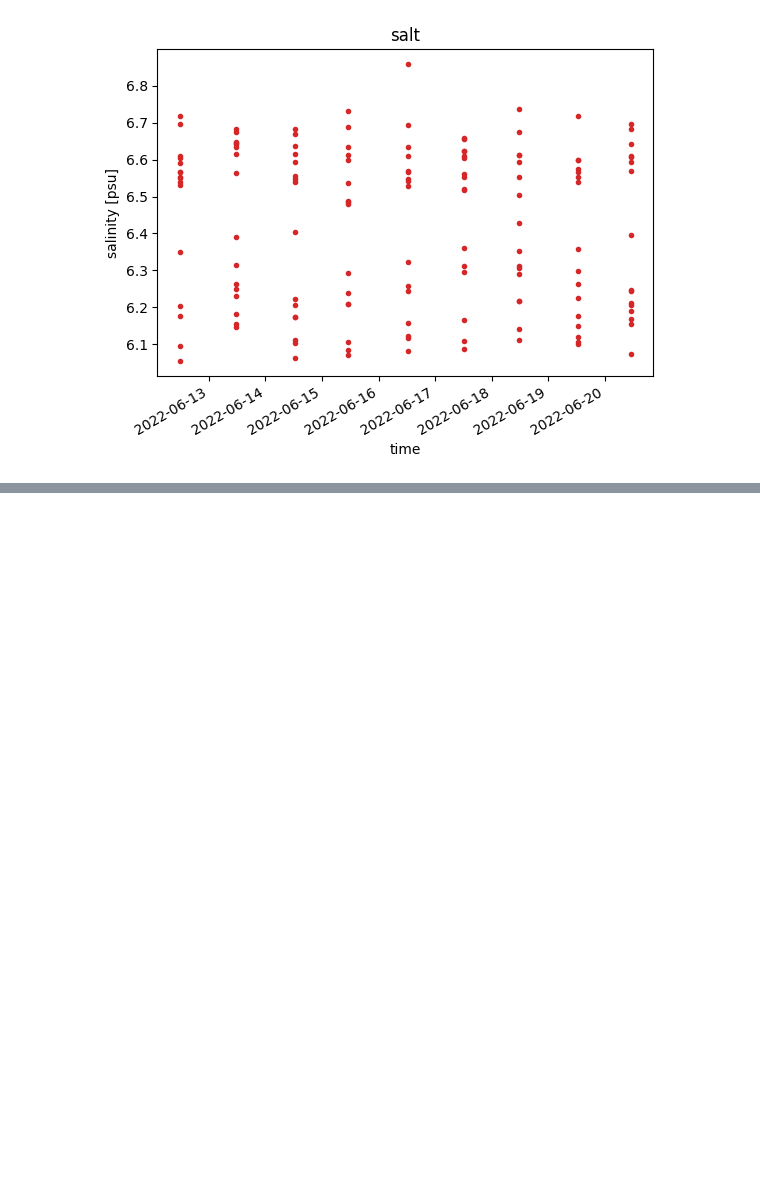
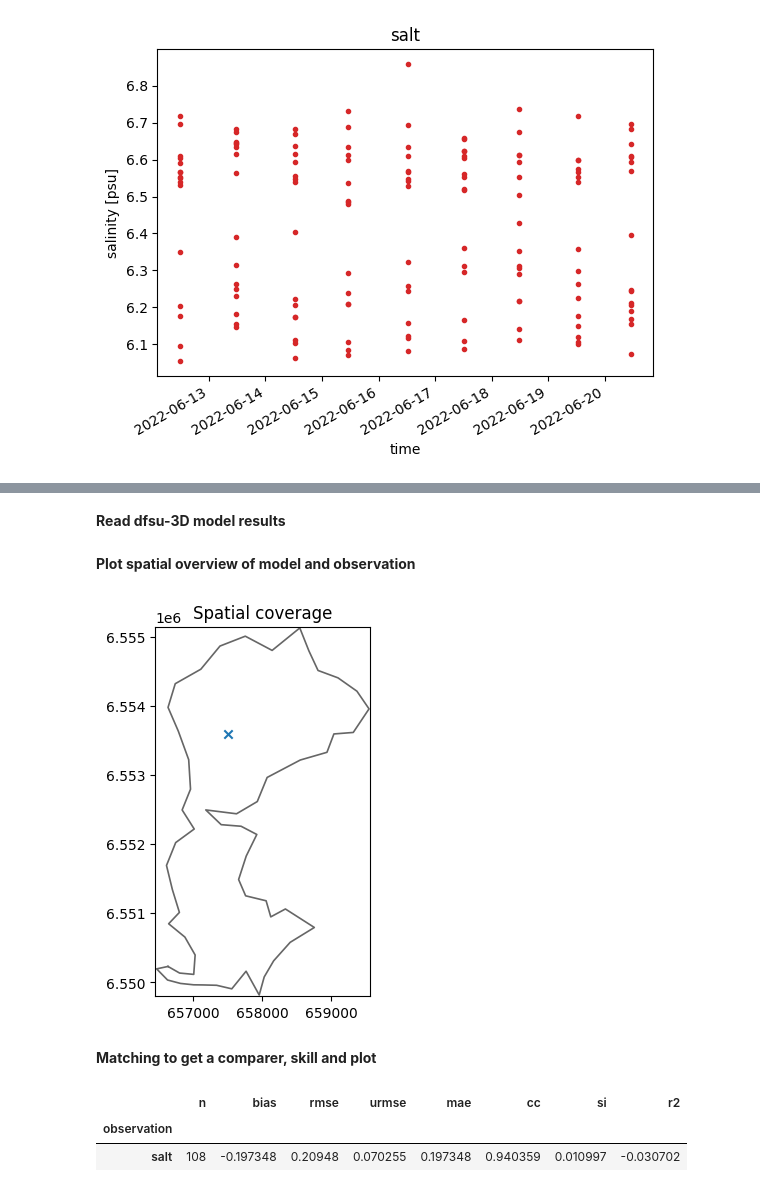
Before and after one commit to DHI/modelskill, a Jupyter notebook: notebooks/vertical_skill.ipynb, the cells around one changed output, grey strips where cells are left out. Drawn from its saved outputs; the diff is of its cells as text; code cells hidden in the pictures; blank space fills up the shorter version.

```diff
--- a/notebooks/vertical_skill.ipynb
+++ b/notebooks/vertical_skill.ipynb
@@ -471,0 +29,19 @@ class VerticalAccessor:
+# %% [markdown]
+**Read dfsu-3D model results**
+# %%
+mr = ms.DfsuModelResult("../tests/testdata/vertical/sigma_z_coast.dfsu", item="Salinity")
+# %% [markdown]
+**Plot spatial overview of model and observation**
+# %%
+ax = ms.plotting.spatial_overview(vo, mr)
+# %% [output]
+[figure, added]
+# %% [markdown]
+**Matching to get a comparer, skill and plot**
+# %%
+cmp = ms.match(vo, mr)
+cmp.skill()
+# %% [output]
+|  | n | bias | rmse | urmse | mae | cc | si | r2 |
+| observation |  |  |  |  |  |  |  |  |
+| salt | 108 | -0.197348 | 0.20948 | 0.070255 | 0.197348 | 0.940359 | 0.010997 | -0.030702 |
```
Also changed, not shown: parts of 38 cells of this notebook, 1 other file.
